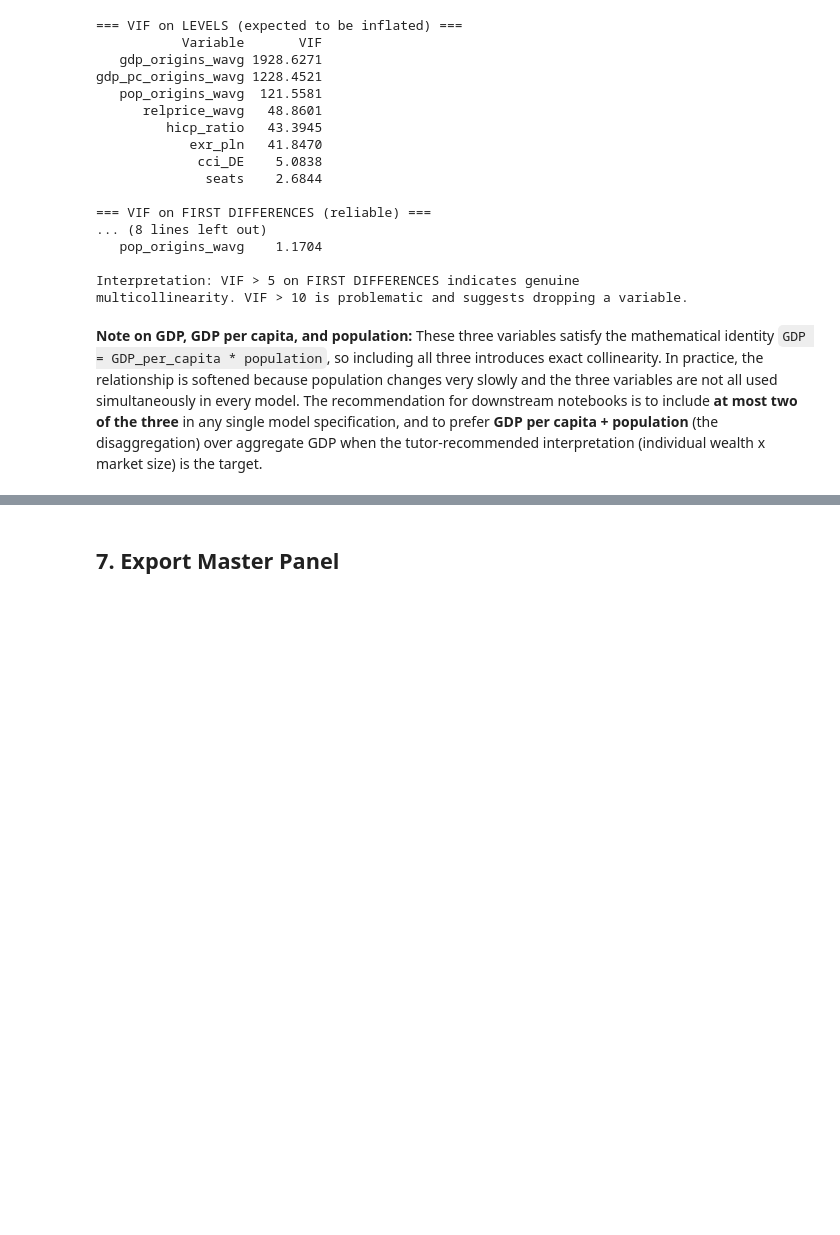
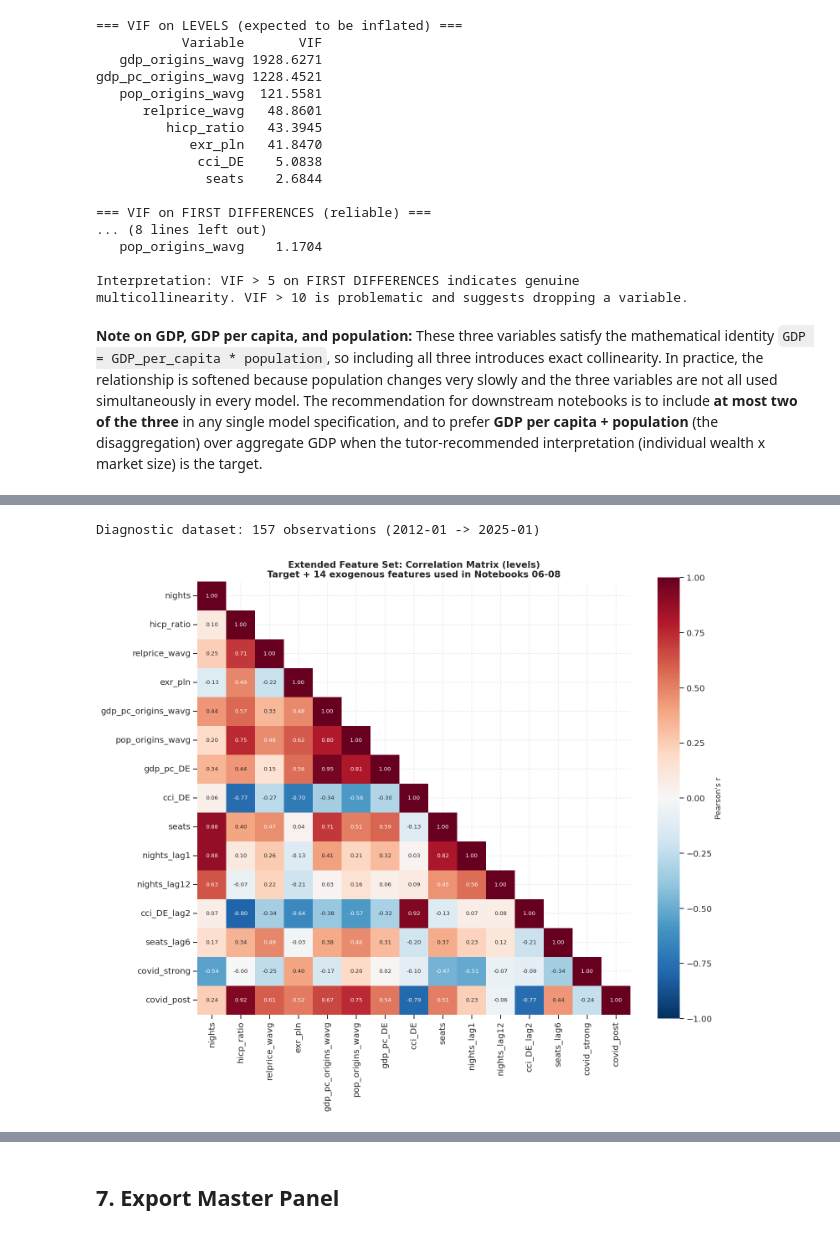
Before and after one commit to DieGodMF4/Macro-Aviation-Tourism-Modeling, a Jupyter notebook: docs/04_feature_engineering.ipynb, the cells around one changed output, grey strips where cells are left out. Cells and saved outputs as stored; diff of their text form; code cells hidden in the pictures; blank space fills up the shorter version.

```diff
--- a/docs/04_feature_engineering.ipynb
+++ b/docs/04_feature_engineering.ipynb
@@ -813,0 +806,46 @@ plt.show()
+# %%
+# EXTENDED FEATURE SET FOR DOWNSTREAM MODELS (NB05 onwards)
+# 14 non-seasonal features (month_XX dummies and trend excluded as they are
+# orthogonal by construction and would only inflate the diagnostic).
+DOWNSTREAM_FEATS = [
+    # Economic / price
+    'hicp_ratio', 'relprice_wavg', 'exr_pln',
+    # Income & demographics (per tutor: GDP per capita + population, not aggregate GDP)
+    'gdp_pc_origins_wavg', 'pop_origins_wavg', 'gdp_pc_DE',
+    # Sentiment (Germany only as UK CCI not available in Eurostat)
+    'cci_DE',
+    # Transport
+    'seats',
+    # Autoregressive target lags
+    'nights_lag1', 'nights_lag12',
+    # Lagged predictors
+    'cci_DE_lag2', 'seats_lag6',
+    # COVID controls
+    'covid_strong', 'covid_post',
+]
+
+df_diag = panel[['nights'] + DOWNSTREAM_FEATS].dropna().copy()
+print(f'Diagnostic dataset: {df_diag.shape[0]} observations '
+      f'({df_diag.index[0]:%Y-%m} -> {df_diag.index[-1]:%Y-%m})')
+
+# --- Full correlation matrix including target ---
+corr_full = df_diag.corr(method='pearson')
+
+fig, ax = plt.subplots(figsize=(13, 11))
+mask_tri = np.triu(np.ones_like(corr_full, dtype=bool), k=1)
+sns.heatmap(
+    corr_full, mask=mask_tri, annot=True, fmt='.2f', cmap='RdBu_r',
+    center=0, vmin=-1, vmax=1, ax=ax, square=True,
+    annot_kws={'size': 8}, cbar_kws={'label': "Pearson's r"}
+)
+ax.set_title(
+    'Extended Feature Set: Correlation Matrix (levels)\n'
+    'Target + 14 exogenous features used in Notebooks 06-08',
+    fontweight='bold'
+)
+plt.tight_layout()
+savefig('02_downstream_corr_levels.png')
+plt.show()
+# %% [output]
+Diagnostic dataset: 157 observations (2012-01 -> 2025-01)
+[figure, added]
```
Also changed, not shown: parts of 9 cells of this notebook, 13 other files.
